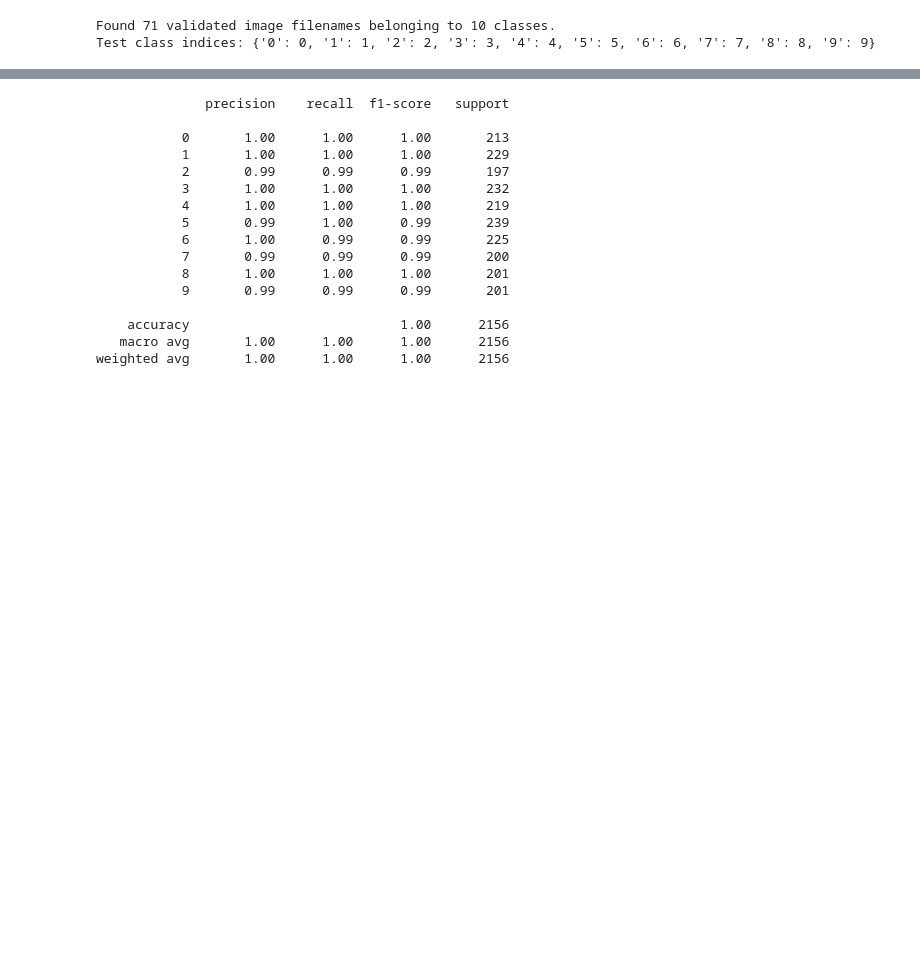
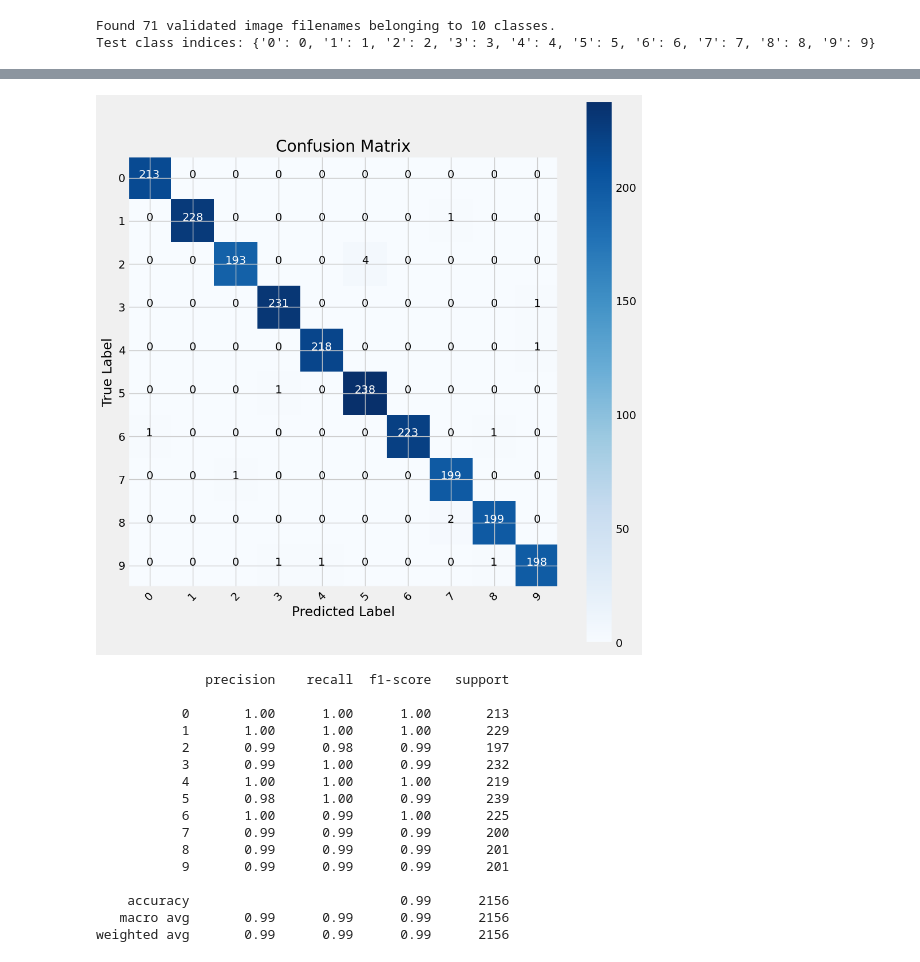
Before and after one commit to LuthfiMC269/WrittenDigitRecognition, a Jupyter notebook: Main.ipynb, the cells around one changed output, grey strips where cells are left out. Saved outputs shown, nothing was run; the diff lists cells and outputs as text; code cells hidden in the pictures; blank space fills up the shorter version.

```diff
--- a/Main.ipynb
+++ b/Main.ipynb
@@ -517,0 +518,4 @@ Test Accuracy: 99.54%
+# %%
+# Mendapatkan semua prediksi
+preds = model.predict(test_generator)
+y_pred = np.argmax(preds, axis=1)
@@ -518,3 +524,31 @@ Test Accuracy: 99.54%
+# %%
+g_dict = test_generator.class_indices
+classes = list(g_dict.keys())
+
+# Confusion matrix
+cm = confusion_matrix(test_generator.classes, y_pred)
+
+plt.figure(figsize= (10, 10))
+plt.imshow(cm, interpolation= 'nearest', cmap= plt.cm.Blues)
+plt.title('Confusion Matrix')
+plt.colorbar()
+
+tick_marks = np.arange(len(classes))
+plt.xticks(tick_marks, classes, rotation= 45)
+plt.yticks(tick_marks, classes)
+
+
+thresh = cm.max() / 2.
+for i, j in itertools.product(range(cm.shape[0]), range(cm.shape[1])):
+    plt.text(j, i, cm[i, j], horizontalalignment= 'center', color= 'white' if cm[i, j] > thresh else 'black')
+
+plt.tight_layout()
+plt.ylabel('True Label')
+plt.xlabel('Predicted Label')
+
+plt.show()
+# %% [output]
+[figure, added]
 # %%
 # Classification report
 print(classification_report(test_generator.classes, y_pred, target_names= classes))
@@ -523,18 +557,18 @@ print(classification_report(test_generator.classes, y_pred, target_names= classe
 
            0       1.00      1.00      1.00       213
            1       1.00      1.00      1.00       229
-           2       0.99      0.99      0.99       197
-           3       1.00      1.00      1.00       232
+           2       0.99      0.98      0.99       197
+           3       0.99      1.00      0.99       232
            4       1.00      1.00      1.00       219
-           5       0.99      1.00      0.99       239
-           6       1.00      0.99      0.99       225
+           5       0.98      1.00      0.99       239
+           6       1.00      0.99      1.00       225
            7       0.99      0.99      0.99       200
-           8       1.00      1.00      1.00       201
+           8       0.99      0.99      0.99       201
            9       0.99      0.99      0.99       201
 
-    accuracy                           1.00      2156
-   macro avg       1.00      1.00      1.00      2156
-weighted avg       1.00      1.00      1.00      2156
+    accuracy                           0.99      2156
+   macro avg       0.99      0.99      0.99      2156
+weighted avg       0.99      0.99      0.99      2156
 # %%
 def plot_sample_predictions(model, test_generator, test_data, num_samples=15):
     batch_x, batch_y = next(test_generator)
```
Also changed, not shown: parts of 11 cells of this notebook.
